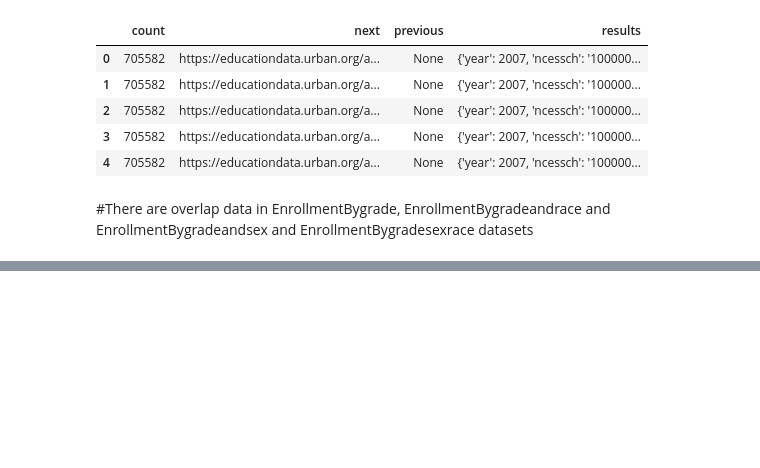
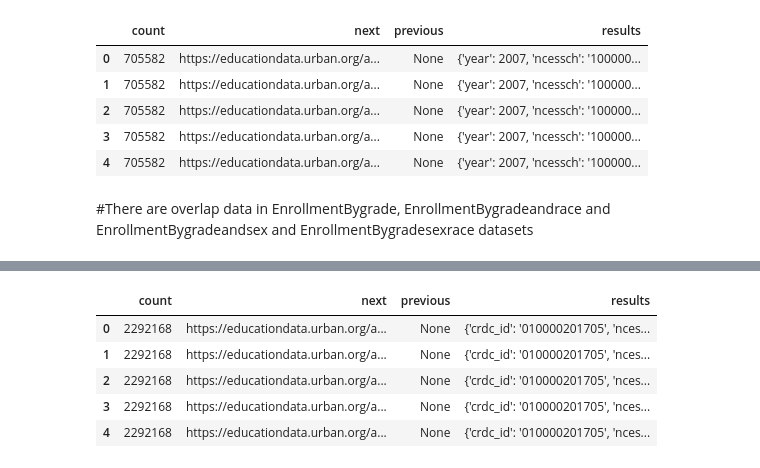
Before and after one commit to MaryamNzr/Springboard-Capstone-1, a Jupyter notebook: Education-Data-Portal.ipynb, the cells around one changed output, grey strips where cells are left out. Cells and saved outputs as stored; diff of their text form; code cells hidden in the pictures; blank space fills up the shorter version.

```diff
--- a/Education-Data-Portal.ipynb
+++ b/Education-Data-Portal.ipynb
@@ -204,0 +165,17 @@ EnrollmentBygradesexrace.head()
+# %%
+from urllib.request import urlopen
+from json import loads
+url = "https://educationdata.urban.org/api/v1/schools/crdc/enrollment/2013/race/sex/"
+response = urlopen(url)
+EnrollmentByraceandsex = loads(response.read())
+# %%
+EnrollmentByraceandsex=pd.DataFrame(EnrollmentByraceandsex)
+# %%
+EnrollmentByraceandsex.head()
+# %% [output]
+|  | count | next | previous | results |
+| 0 | 2292168 | https://educationdata.urban.org/a... | None | {'crdc_id': '010000201705', 'nces... |
+| 1 | 2292168 | https://educationdata.urban.org/a... | None | {'crdc_id': '010000201705', 'nces... |
+| 2 | 2292168 | https://educationdata.urban.org/a... | None | {'crdc_id': '010000201705', 'nces... |
+| 3 | 2292168 | https://educationdata.urban.org/a... | None | {'crdc_id': '010000201705', 'nces... |
+| 4 | 2292168 | https://educationdata.urban.org/a... | None | {'crdc_id': '010000201705', 'nces... |
```
Also changed, not shown: parts of 40 cells of this notebook.
